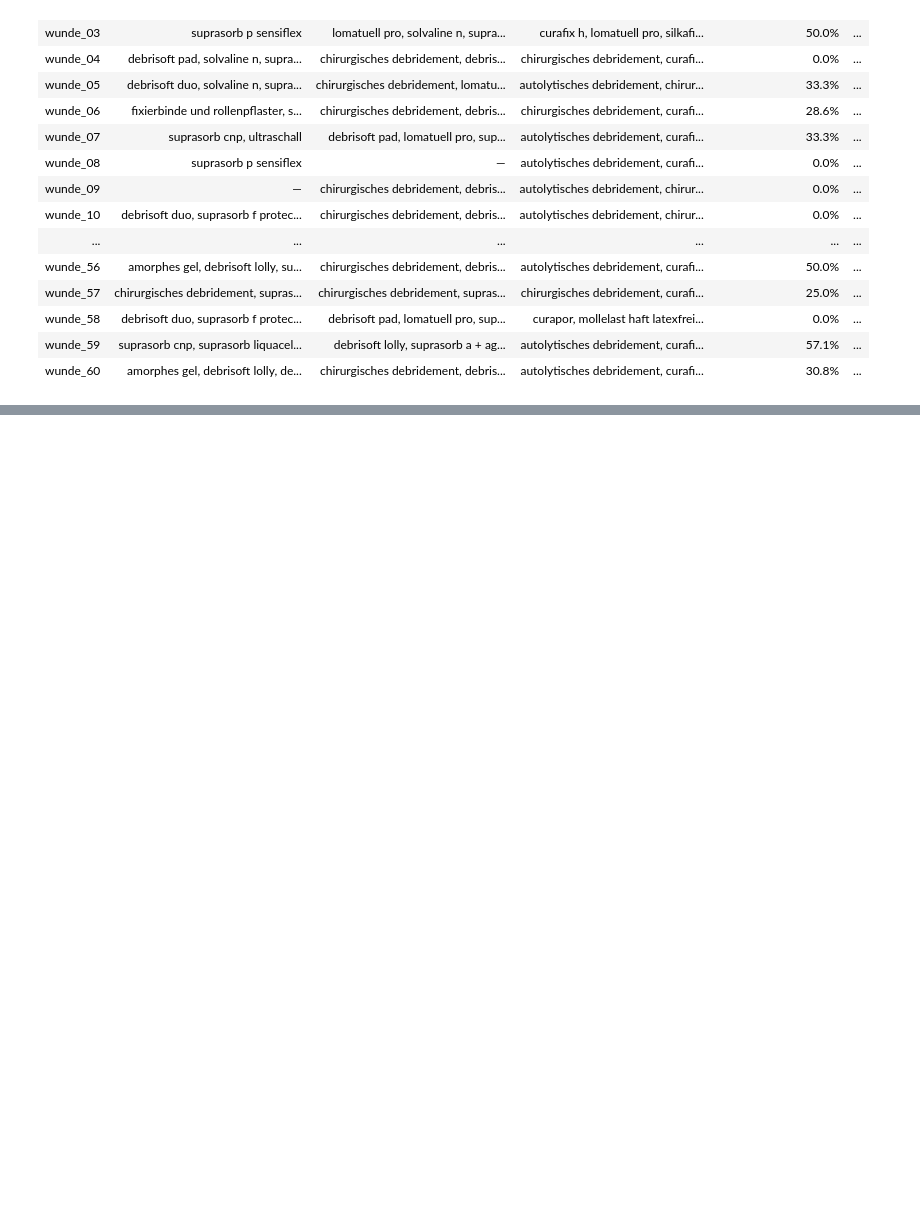
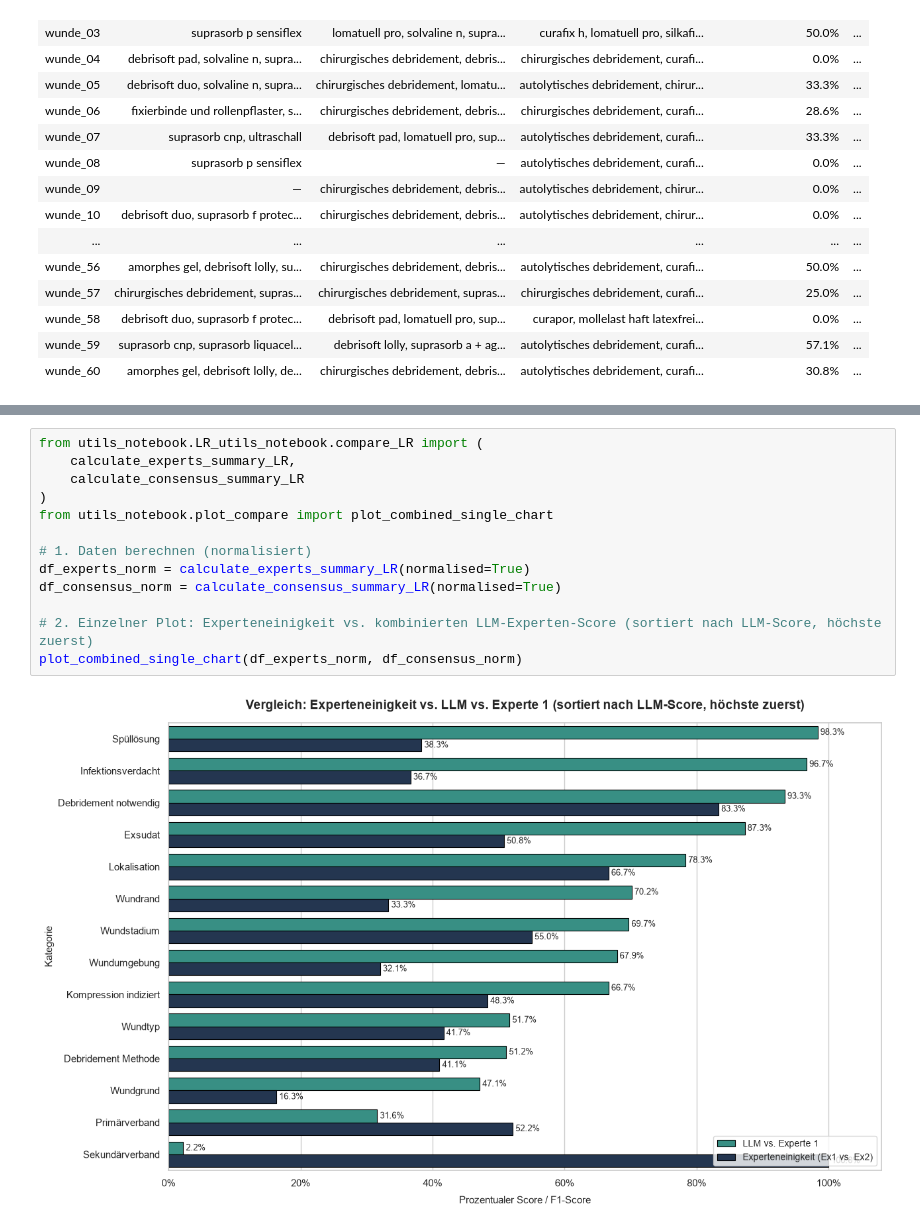
Before and after one commit to code-mert/masterarbeitmodell, a Jupyter notebook: notebooks/analyse_lr/analyse_LR.ipynb, the cells around one changed output, grey strips where cells are left out. Cells and saved outputs as stored; diff of their text form; blank space fills up the shorter version.

```diff
--- a/notebooks/analyse_lr/analyse_LR.ipynb
+++ b/notebooks/analyse_lr/analyse_LR.ipynb
@@ -139,0 +170,15 @@ Detailergebnisse pro Wunde
+# %%
+from utils_notebook.LR_utils_notebook.compare_LR import (
+    calculate_experts_summary_LR,
+    calculate_consensus_summary_LR
+)
+from utils_notebook.plot_compare import plot_combined_single_chart
+
+# 1. Daten berechnen (normalisiert)
+df_experts_norm = calculate_experts_summary_LR(normalised=True)
+df_consensus_norm = calculate_consensus_summary_LR(normalised=True)
+
+# 2. Einzelner Plot: Experteneinigkeit vs. kombinierten LLM-Experten-Score (sortiert nach LLM-Score, höchste zuerst)
+plot_combined_single_chart(df_experts_norm, df_consensus_norm)
+# %% [output]
+[figure, added]
```
Also changed, not shown: parts of 3 cells of this notebook, 6 other files.
